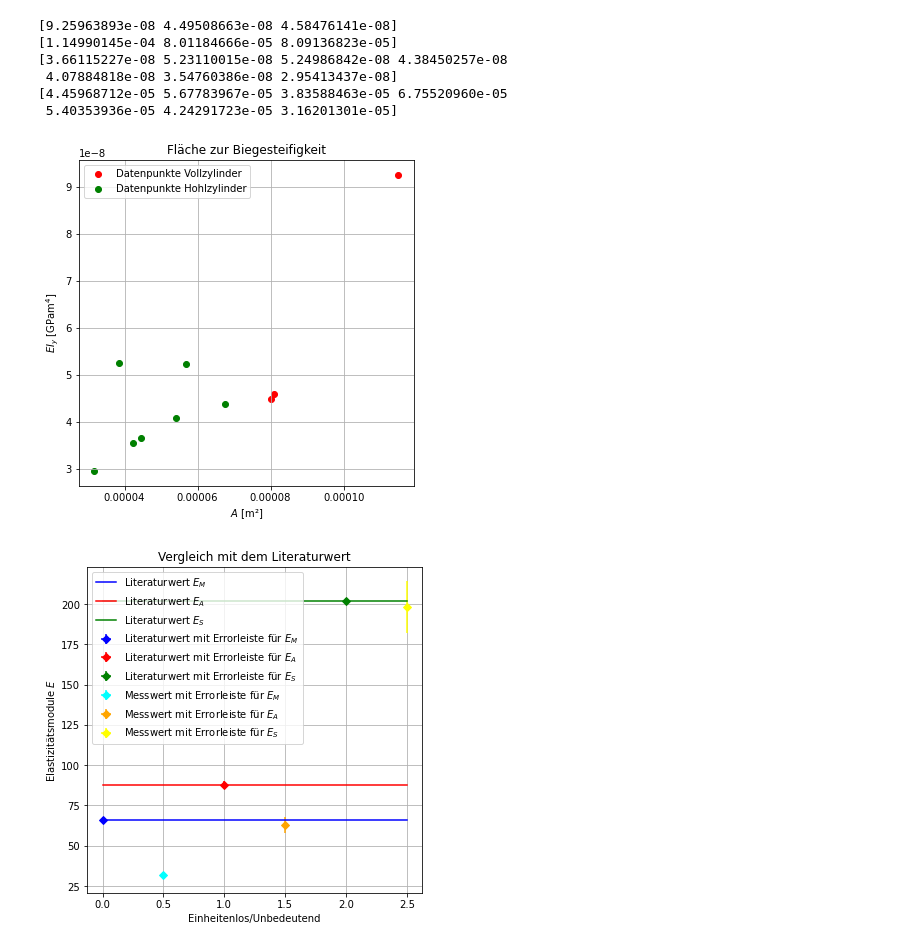
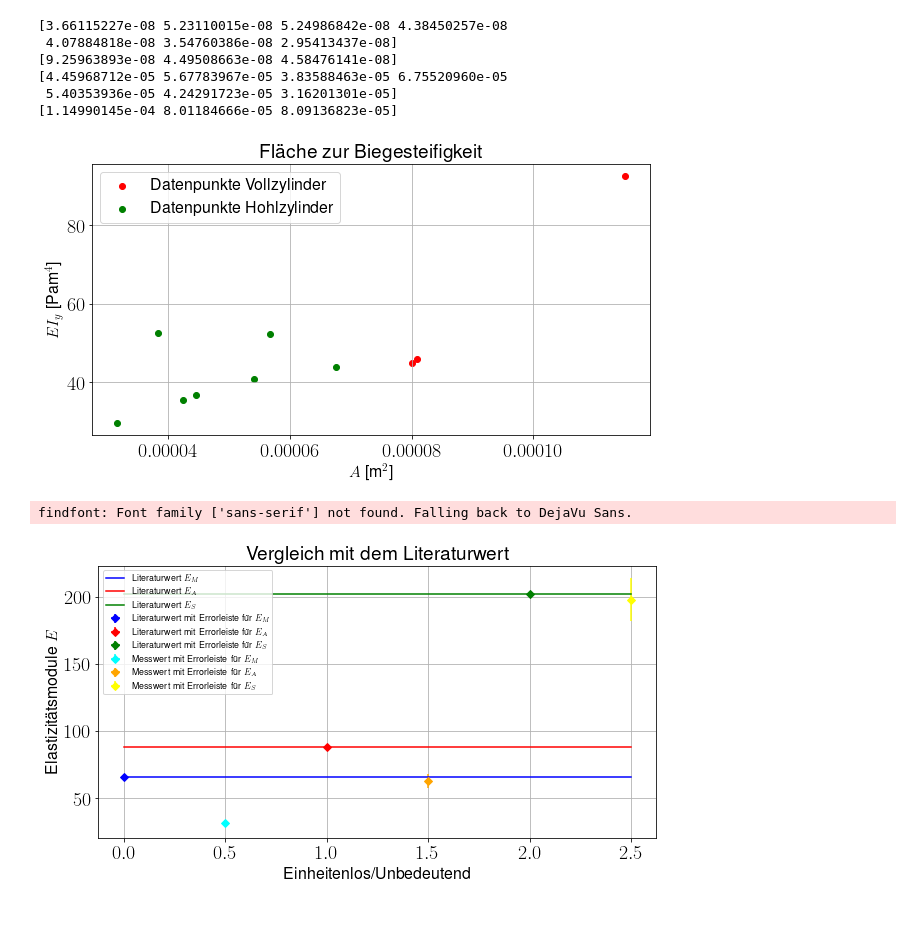
Before and after one commit to AP1ACC/V1, a Jupyter notebook: V6/V6.ipynb, the cells around one changed output. Cells and saved outputs as stored; diff of their text form; code cells hidden in the pictures; blank space fills up the shorter version.

```diff
--- a/V6/V6.ipynb
+++ b/V6/V6.ipynb
@@ -188,7 +189,17 @@ flaeche_h = (pc.pi*a_r_h**2-pc.pi*i_r_h**2)/(10**6)
 biege_v = (pc.pi*(a_r_v**4-i_r_v**4)/4)/(10**12)
 biege_h = (pc.pi*(a_r_h**4-i_r_h**4)/4)/(10**12)
 # %%
+
+rcParams['font.size'] = 16
+rcParams['font.weight'] = 'bold'
+rcParams['text.usetex'] = True
+rcParams['font.family'] = 'sans-serif'
+rcParams['font.sans-serif'] = ['Helvetica']
+
 fig, ax = plt.subplots(figsize=(10,8))
+
+ax.tick_params(axis='both', which='major', labelsize=20)
+ax.tick_params(axis='both', which='minor', labelsize=18)
 
 ax.scatter(m, mess, color='r', label='Messingstab Datenpunkte')
 ax.scatter(m, alu, color='g', label='Alustab Datenpunkte')
@@ -313,35 +331,42 @@ fig.savefig("s(d).png")
 # %%
-fig, ax = plt.subplots(figsize=(6,6))
+fig, ax = plt.subplots(figsize=(10,5))
+
+ax.tick_params(axis='both', which='major', labelsize=20)
+ax.tick_params(axis='both', which='minor', labelsize=18)
 
 #ax.set_xscale('log')
 #ax.set_yscale('log')
 
+print(biege_h*88)
 print(biege_v*88)
+print(flaeche_h)
 print(flaeche_v)
 
 
-ax.scatter(flaeche_v, biege_v*88, color='r', label='Datenpunkte Vollzylinder')
+ax.scatter(flaeche_v, biege_v*88*(10**9), color='r', label='Datenpunkte Vollzylinder')
 
-ax.scatter(flaeche_h, biege_h*88, color='g', label='Datenpunkte Hohlzylinder')
+ax.scatter(flaeche_h, biege_h*88*(10**9), color='g', label='Datenpunkte Hohlzylinder')
 
-ax.set(xlabel=r'$A$ [m²]', ylabel=r'$EI_y$ [GPam$^4$]', title=r'Fläche zur Biegesteifigkeit')
+ax.set(xlabel=r'$A$ [m$^2$]', ylabel=r'$EI_y$ [Pam$^4$]', title=r'Fläche zur Biegesteifigkeit')
 ax.legend()
 ax.grid()
 
-print(biege_h*88)
-print(flaeche_h)
+
 
 fig.savefig("flächebiege.png")
 # %% [output]
-[9.25963893e-08 4.49508663e-08 4.58476141e-08]
-[1.14990145e-04 8.01184666e-05 8.09136823e-05]
 [3.66115227e-08 5.23110015e-08 5.24986842e-08 4.38450257e-08
  4.07884818e-08 3.54760386e-08 2.95413437e-08]
+[9.25963893e-08 4.49508663e-08 4.58476141e-08]
 [4.45968712e-05 5.67783967e-05 3.83588463e-05 6.75520960e-05
  5.40353936e-05 4.24291723e-05 3.16201301e-05]
+[1.14990145e-04 8.01184666e-05 8.09136823e-05]
-[figure, old version]
+[figure, new version]
 # %%
-fig, ax = plt.subplots(figsize=(6,6))
+fig, ax = plt.subplots(figsize=(10,5))
+
+ax.tick_params(axis='both', which='major', labelsize=20)
+ax.tick_params(axis='both', which='minor', labelsize=18)
 
 elas_mess = 66.0
 elas_alu = 88.0
@@ -371,10 +396,11 @@ ax.errorbar(1.5, elas_alum, xerr=0, yerr=us_alum, fmt='D', color='orange', label
 ax.errorbar(2.5, elas_stahlm, xerr=0, yerr=us_stahlm, fmt='D', color='yellow', label=r'Messwert mit Errorleiste für $ E_S $ ')
 
 ax.set(xlabel=r'Einheitenlos/Unbedeutend', ylabel=r'Elastizitätsmodule $E$', title=r'Vergleich mit dem Literaturwert')
-ax.legend()
+ax.legend(prop={'size': 9})
 ax.grid()
 
 fig.savefig("vlit.png")
 # %% [output]
+findfont: Font family ['sans-serif'] not found. Falling back to DejaVu Sans.
-[figure, old version]
+[figure, new version]
 # %%
```
Also changed, not shown: parts of 6 cells of this notebook, 7 other files.
